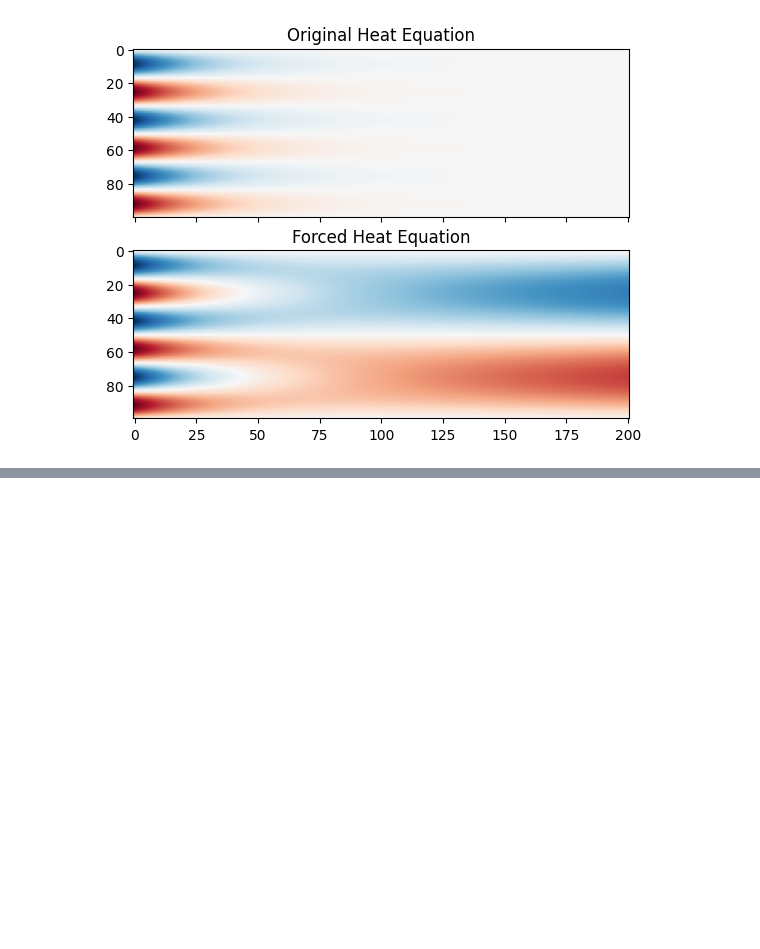
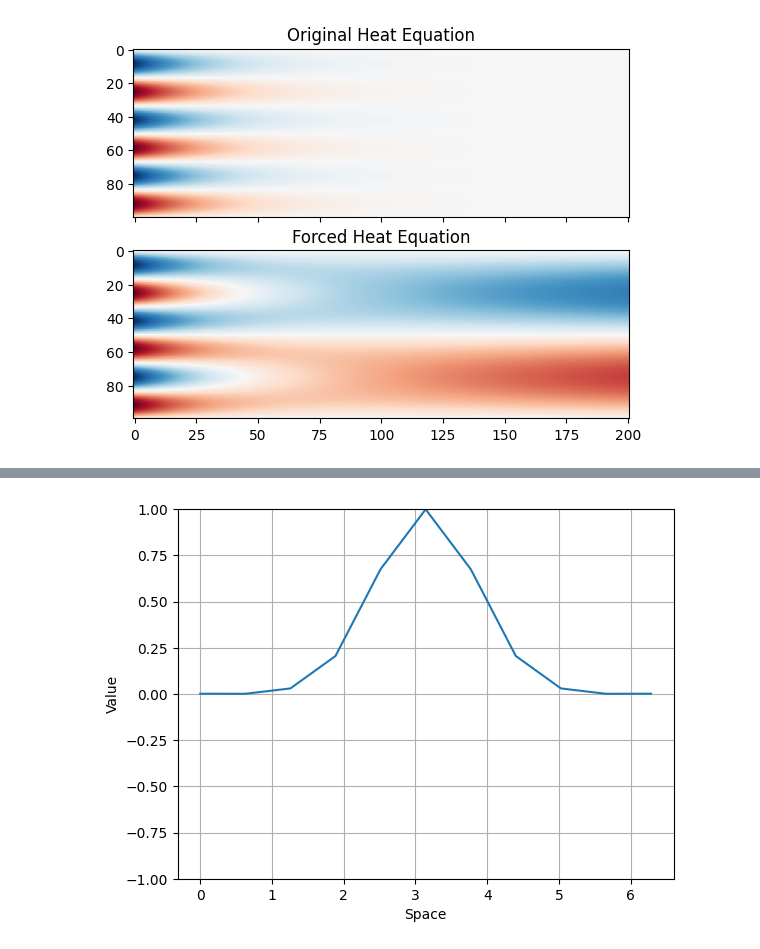
Before and after one commit to Ceyron/exponax, a Jupyter notebook: docs/examples/additional_features.ipynb, the cells around one changed output, grey strips where cells are left out. Cells and saved outputs as stored; diff of their text form; code cells hidden in the pictures; blank space fills up the shorter version.

```diff
--- a/docs/examples/additional_features.ipynb
+++ b/docs/examples/additional_features.ipynb
@@ -126,0 +166,6 @@ Array(4.742706e-05, dtype=float32)
+# %%
+u_complicated_low = ex.map_between_resolutions(u_complicated_high, NUM_POINTS_LOW)
+
+ex.viz.plot_state_1d(u_complicated_low, domain_extent=DOMAIN_EXTENT)
+# %% [output]
+[figure, added]
```
Also changed, not shown: parts of 19 cells of this notebook, 7 other files.
